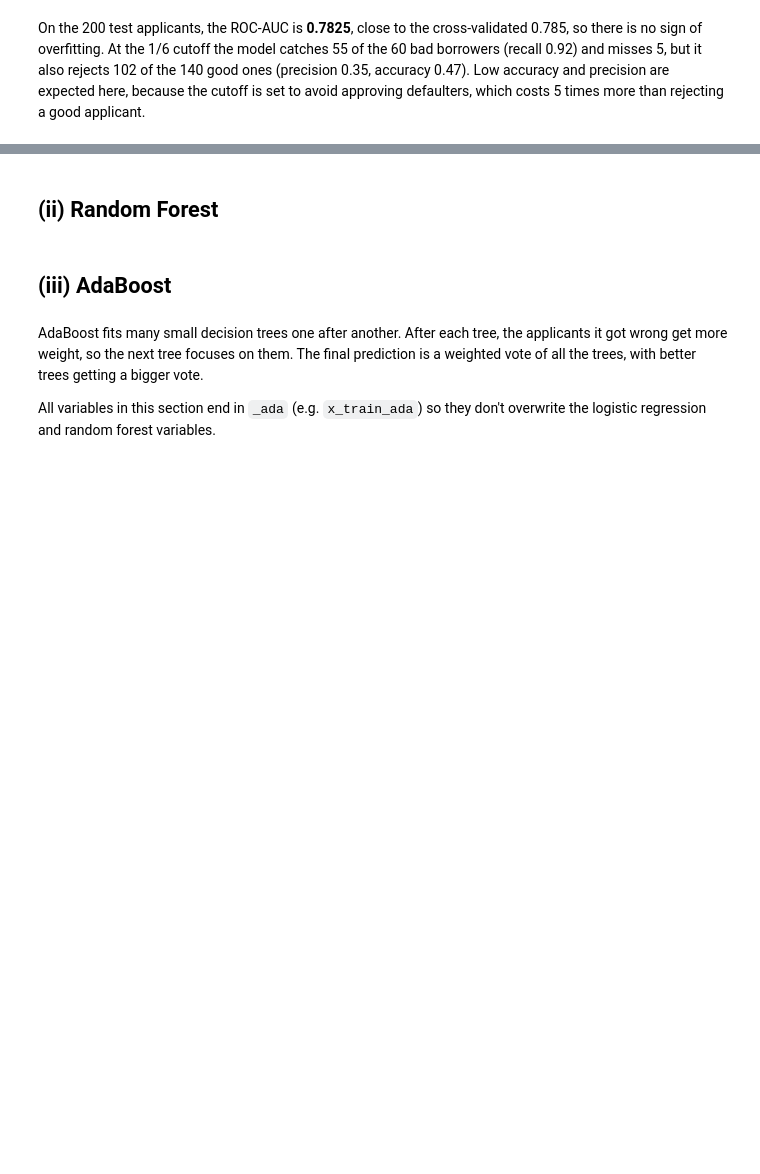
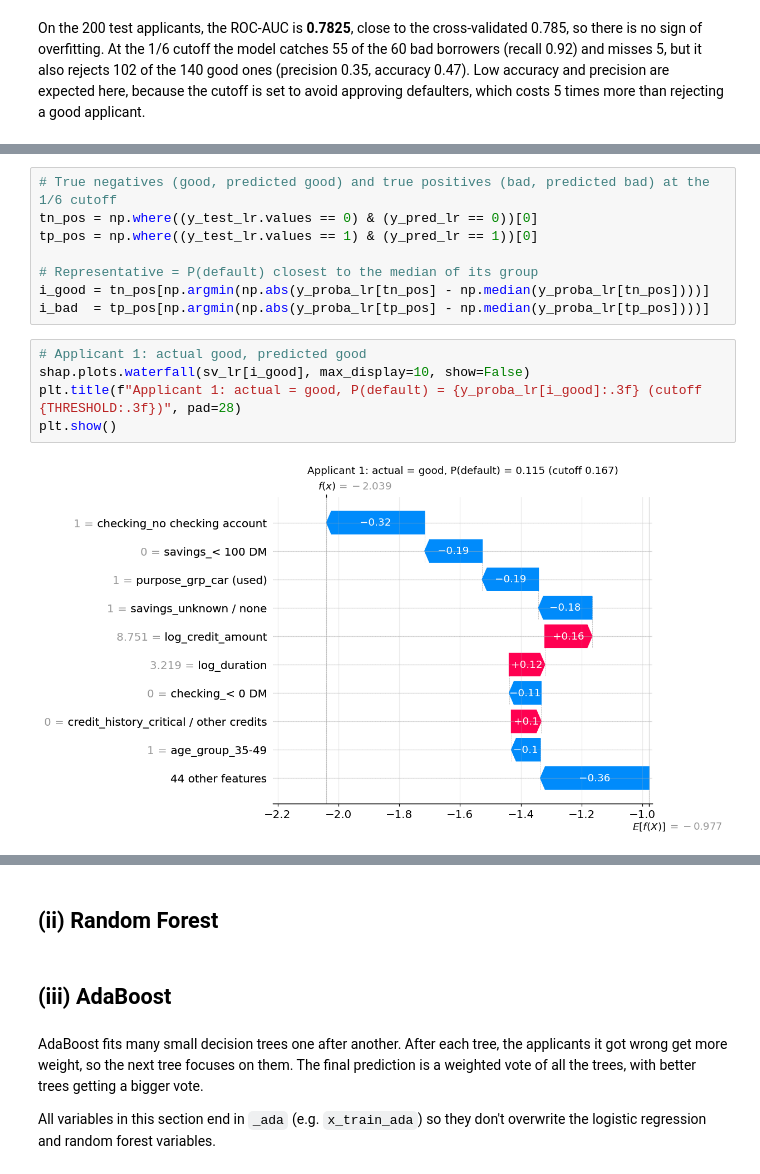
Before and after one commit to chrisgoh9/dseqf4212-group8, a Jupyter notebook: dseqf4212-group8.ipynb, the cells around one changed output, grey strips where cells are left out. Saved outputs shown, nothing was run; the diff lists cells and outputs as text; blank space fills up the shorter version.

```diff
--- a/dseqf4212-group8.ipynb
+++ b/dseqf4212-group8.ipynb
@@ -785,0 +821,15 @@ Name: cost per applicant, dtype: float64
+# %%
+# True negatives (good, predicted good) and true positives (bad, predicted bad) at the 1/6 cutoff
+tn_pos = np.where((y_test_lr.values == 0) & (y_pred_lr == 0))[0]
+tp_pos = np.where((y_test_lr.values == 1) & (y_pred_lr == 1))[0]
+
+# Representative = P(default) closest to the median of its group
+i_good = tn_pos[np.argmin(np.abs(y_proba_lr[tn_pos] - np.median(y_proba_lr[tn_pos])))]
+i_bad  = tp_pos[np.argmin(np.abs(y_proba_lr[tp_pos] - np.median(y_proba_lr[tp_pos])))]
+# %%
+# Applicant 1: actual good, predicted good
+shap.plots.waterfall(sv_lr[i_good], max_display=10, show=False)
+plt.title(f"Applicant 1: actual = good, P(default) = {y_proba_lr[i_good]:.3f} (cutoff {THRESHOLD:.3f})", pad=28)
+plt.show()
+# %% [output]
+[figure, added]
```
Also changed, not shown: parts of 29 cells of this notebook.
